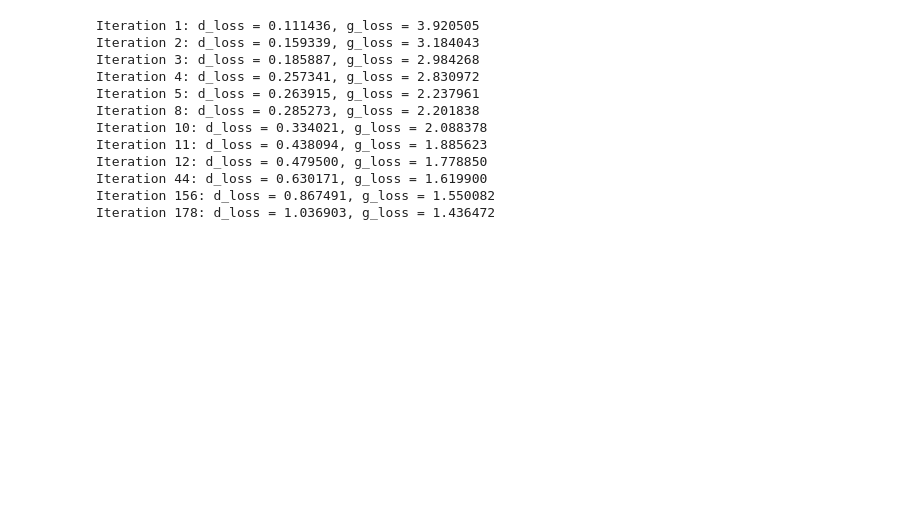
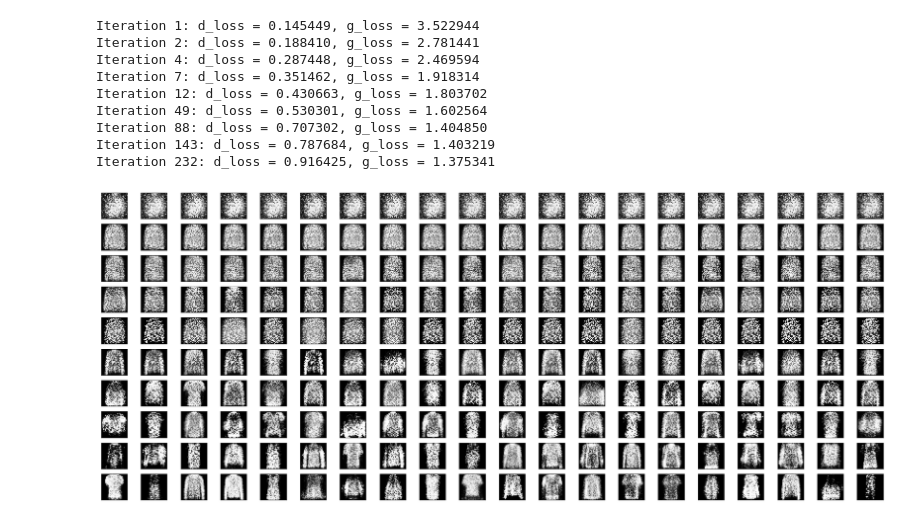
Before and after one commit to Cookie-t/DIY_ML_Systems_with_Python_2nd_Edition, a Jupyter notebook: Chapter_3/Section_3.8.ipynb, the cells around one changed output. Saved outputs shown, nothing was run; the diff lists cells and outputs as text; code cells hidden in the pictures; blank space fills up the shorter version.

```diff
--- a/Chapter_3/Section_3.8.ipynb
+++ b/Chapter_3/Section_3.8.ipynb
@@ -31,20 +29,21 @@ def generator(noise_img, hidden_units, output_dim, reuse=False):
 # %%
-def discriminator(img, hidden_units, reuse=False):
+def discriminator(img, hidden_units, output_dim, reuse=False):
     with tf.variable_scope('discriminator', reuse=reuse):
         hidden_layer = tf.layers.dense(img, hidden_units, activation=tf.nn.relu)
-        logits = tf.layers.dense(hidden_layer, 1, activation=None)
-        return logits
+        dis_logits = tf.layers.dense(hidden_layer, output_dim, activation=None)
+        return dis_logits
 # %%
-real_img = tf.placeholder(tf.float32, [None, REAL_INPUT_UNITS], name='real_img')
-noise_img = tf.placeholder(tf.float32, [None, NOISE_INPUT_UNITS], name='noise_img')
+real_imgs = tf.placeholder(tf.float32, shape=(None, REAL_INPUT_UNITS), name='real_imgs')
+noise_imgs = tf.placeholder(tf.float32, shape=(None, NOISE_INPUT_UNITS), name='noise_imgs')
 
-gen_outputs = generator(noise_img, HIDDEN_UNITS, REAL_INPUT_UNITS)
+gen_imgs = generator(noise_imgs, HIDDEN_UNITS, REAL_INPUT_UNITS)
 
-dis_real_logits = discriminator(real_img, HIDDEN_UNITS)
-dis_fake_logits = discriminator(gen_outputs, HIDDEN_UNITS, reuse=True)
+dis_real_logits = discriminator(real_imgs, HIDDEN_UNITS, 1)
+dis_fake_logits = discriminator(gen_imgs, HIDDEN_UNITS, 1, reuse=True)
 
 dis_real_loss = tf.reduce_mean(tf.nn.sigmoid_cross_entropy_with_logits(logits=dis_real_logits, labels=tf.ones_like(dis_real_logits)))
 dis_fake_loss = tf.reduce_mean(tf.nn.sigmoid_cross_entropy_with_logits(logits=dis_fake_logits, labels=tf.zeros_like(dis_fake_logits)))
+
 dis_loss = dis_real_loss + dis_fake_loss
 
 gen_loss = tf.reduce_mean(tf.nn.sigmoid_cross_entropy_with_logits(logits=dis_fake_logits, labels=tf.ones_like(dis_fake_logits)))
@@ -78,19 +77,19 @@ with tf.Session() as sess:
             batch_real_imgs = X_train[indices]
             batch_noise_imgs = np.random.uniform(-1, 1, size=(BATCH_SIZE, NOISE_INPUT_UNITS))
 
-            sess.run(dis_train_opt, feed_dict={real_img: batch_real_imgs, noise_img: batch_noise_imgs})
-            sess.run(gen_train_opt, feed_dict={noise_img: batch_noise_imgs})
+            sess.run(dis_train_opt, feed_dict={real_imgs: batch_real_imgs, noise_imgs: batch_noise_imgs})
+            sess.run(gen_train_opt, feed_dict={noise_imgs: batch_noise_imgs})
 
-        d_loss, g_loss = sess.run([dis_loss, gen_loss], feed_dict={real_img:batch_real_imgs, noise_img: batch_noise_imgs})
+        d_loss, g_loss = sess.run([dis_loss, gen_loss], feed_dict={real_imgs:batch_real_imgs, noise_imgs: batch_noise_imgs})
 
-        sample_noise = np.random.uniform(-1, 1, size=(10, NOISE_INPUT_UNITS))
 
-        gen_samples = sess.run(generator(noise_img, HIDDEN_UNITS, REAL_INPUT_UNITS, reuse=True),
-                               feed_dict={noise_img: sample_noise})
+        sample_noise = np.random.uniform(-1, 1, size=(20, NOISE_INPUT_UNITS))
+
+        gen_samples = sess.run(generator(noise_imgs, HIDDEN_UNITS, REAL_INPUT_UNITS, reuse=True),
+                           feed_dict={noise_imgs: sample_noise})
         samples.append(gen_samples)
 
         # 存储checkpoints
-
         if max_dis_loss < d_loss and min_gen_loss > g_loss:
             max_dis_loss = d_loss
             min_gen_loss = g_loss
@@ -98,35 +97,31 @@ with tf.Session() as sess:
 
             print 'Iteration %d: d_loss = %f, g_loss = %f' % (iteration + 1, max_dis_loss, min_gen_loss)
 # %% [output]
-Iteration 1: d_loss = 0.111436, g_loss = 3.920505
-Iteration 2: d_loss = 0.159339, g_loss = 3.184043
-Iteration 3: d_loss = 0.185887, g_loss = 2.984268
-Iteration 4: d_loss = 0.257341, g_loss = 2.830972
-Iteration 5: d_loss = 0.263915, g_loss = 2.237961
-Iteration 8: d_loss = 0.285273, g_loss = 2.201838
-Iteration 10: d_loss = 0.334021, g_loss = 2.088378
-Iteration 11: d_loss = 0.438094, g_loss = 1.885623
-Iteration 12: d_loss = 0.479500, g_loss = 1.778850
-Iteration 44: d_loss = 0.630171, g_loss = 1.619900
-Iteration 156: d_loss = 0.867491, g_loss = 1.550082
-Iteration 178: d_loss = 1.036903, g_loss = 1.436472
+Iteration 1: d_loss = 0.145449, g_loss = 3.522944
+Iteration 2: d_loss = 0.188410, g_loss = 2.781441
+Iteration 4: d_loss = 0.287448, g_loss = 2.469594
+Iteration 7: d_loss = 0.351462, g_loss = 1.918314
+Iteration 12: d_loss = 0.430663, g_loss = 1.803702
+Iteration 49: d_loss = 0.530301, g_loss = 1.602564
+Iteration 88: d_loss = 0.707302, g_loss = 1.404850
+Iteration 143: d_loss = 0.787684, g_loss = 1.403219
+Iteration 232: d_loss = 0.916425, g_loss = 1.375341
 # %%
 from matplotlib import pyplot as plt
 
-# 指定要查看的轮次
-epoch_idx = [0, 5, 10, 20, 50, 100, 150, 250, 290] # 一共300轮，不要越界
-show_imgs = []
-for i in epoch_idx:
-    show_imgs.append(samples[i])
-
-rows, cols = len(epoch_idx), 10
+idx = [0, 2, 5, 10, 20, 50, 100, 250, 400, 490]
+rows, cols = len(idx), 20
 fig, axes = plt.subplots(figsize=(30,12), nrows=rows, ncols=cols, sharex=True, sharey=True)
 
-idx = range(0, N_EPOCHS, int(N_EPOCHS/rows))
+show_imgs = []
+for i in idx:
+    show_imgs.append(samples[i])
 
 for sample, ax_row in zip(show_imgs, axes):
     for img, ax in zip(sample[::int(len(sample)/cols)], ax_row):
         ax.imshow(img.reshape((28,28)), cmap='Greys_r')
         ax.xaxis.set_visible(False)
         ax.yaxis.set_visible(False)
 plt.show()
+# %% [output]
+[figure, added]
```
Also changed, not shown: parts of 3 cells of this notebook, 11 other files.
